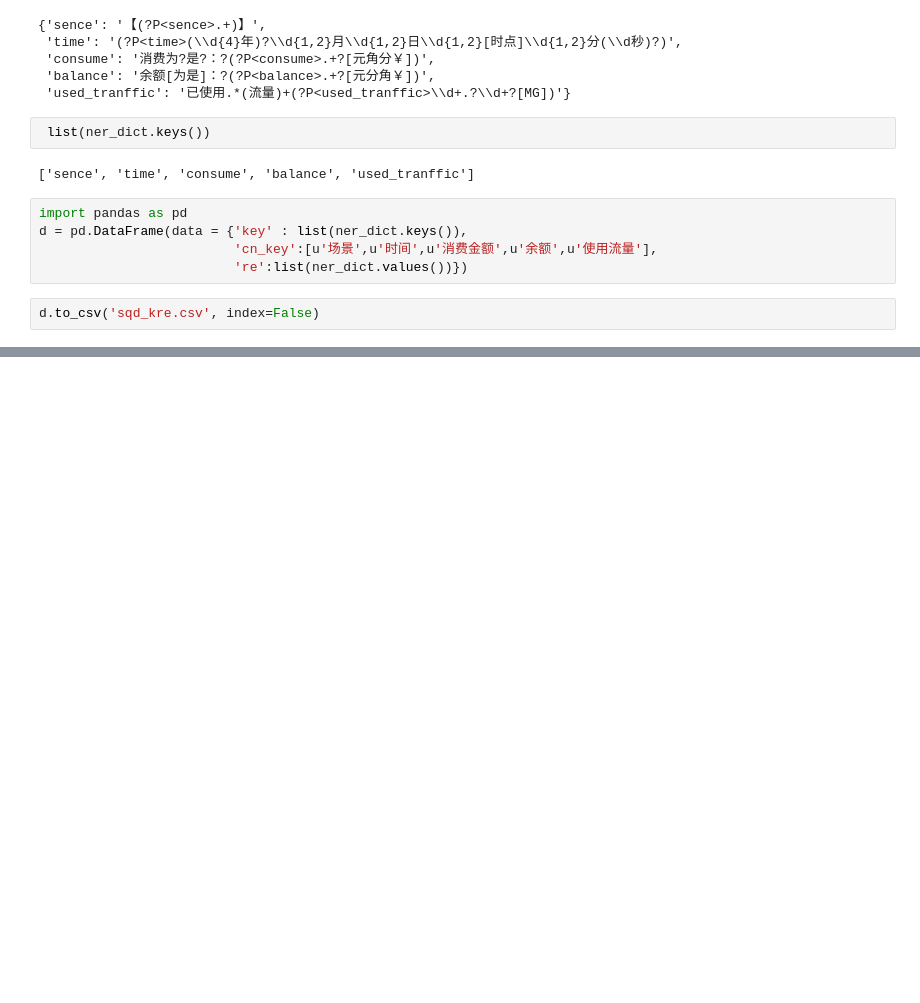
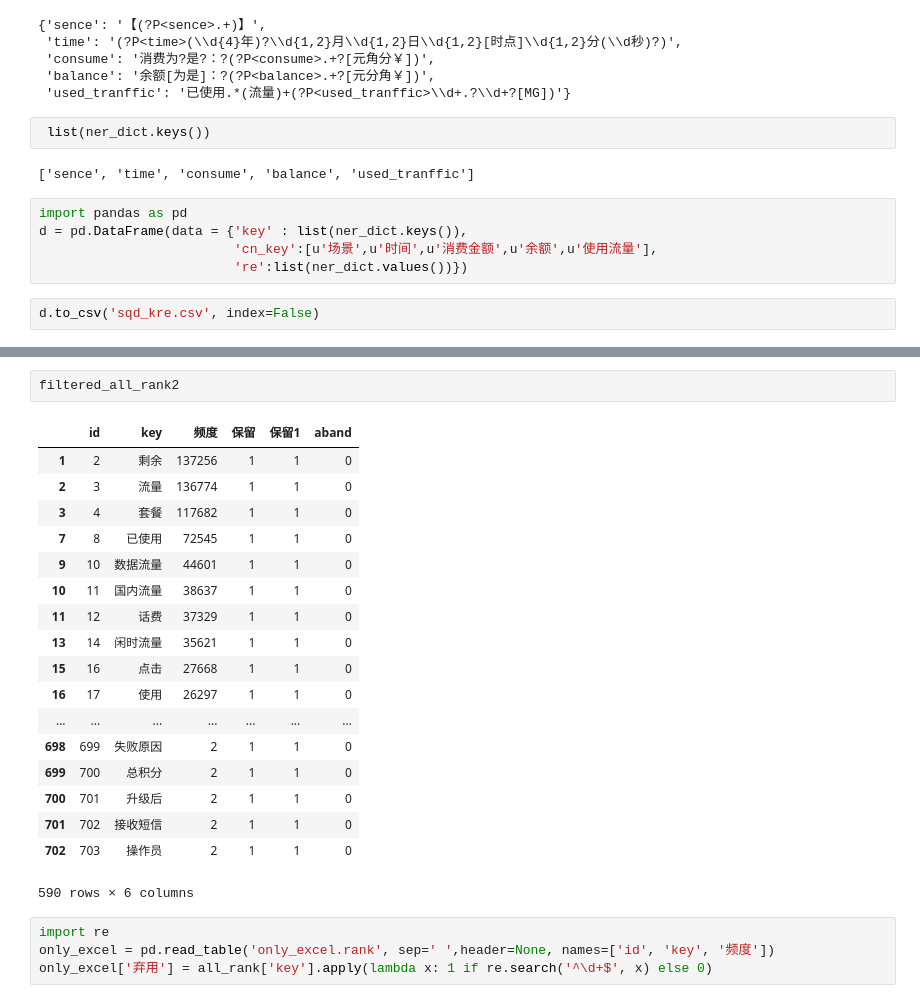
Before and after one commit to RongNanZi/zyzx, a Jupyter notebook: data/data_view.ipynb, the cells around one changed output, grey strips where cells are left out. Drawn from its saved outputs; the diff is of its cells as text; blank space fills up the shorter version.

```diff
--- a/data/data_view.ipynb
+++ b/data/data_view.ipynb
@@ -100,0 +143,25 @@ with open(data_path+'category.txt')as f:
+# %%
+filtered_all_rank2
+# %% [output]
+|  | id | key | 频度 | 保留 | 保留1 | aband |
+| 1 | 2 | 剩余 | 137256 | 1 | 1 | 0 |
+| 2 | 3 | 流量 | 136774 | 1 | 1 | 0 |
+| 3 | 4 | 套餐 | 117682 | 1 | 1 | 0 |
+| 7 | 8 | 已使用 | 72545 | 1 | 1 | 0 |
+| 9 | 10 | 数据流量 | 44601 | 1 | 1 | 0 |
+| 10 | 11 | 国内流量 | 38637 | 1 | 1 | 0 |
+| 11 | 12 | 话费 | 37329 | 1 | 1 | 0 |
+| 13 | 14 | 闲时流量 | 35621 | 1 | 1 | 0 |
+| 15 | 16 | 点击 | 27668 | 1 | 1 | 0 |
+| 16 | 17 | 使用 | 26297 | 1 | 1 | 0 |
+| ... | ... | ... | ... | ... | ... | ... |
+| 698 | 699 | 失败原因 | 2 | 1 | 1 | 0 |
+| 699 | 700 | 总积分 | 2 | 1 | 1 | 0 |
+| 700 | 701 | 升级后 | 2 | 1 | 1 | 0 |
+| 701 | 702 | 接收短信 | 2 | 1 | 1 | 0 |
+| 702 | 703 | 操作员 | 2 | 1 | 1 | 0 |
+590 rows × 6 columns
+# %%
+import re
+only_excel = pd.read_table('only_excel.rank', sep=' ',header=None, names=['id', 'key', '频度'])
+only_excel['弃用'] = all_rank['key'].apply(lambda x: 1 if re.search('^\d+$', x) else 0)
```
Also changed, not shown: parts of 6 cells of this notebook, 1 other file.
